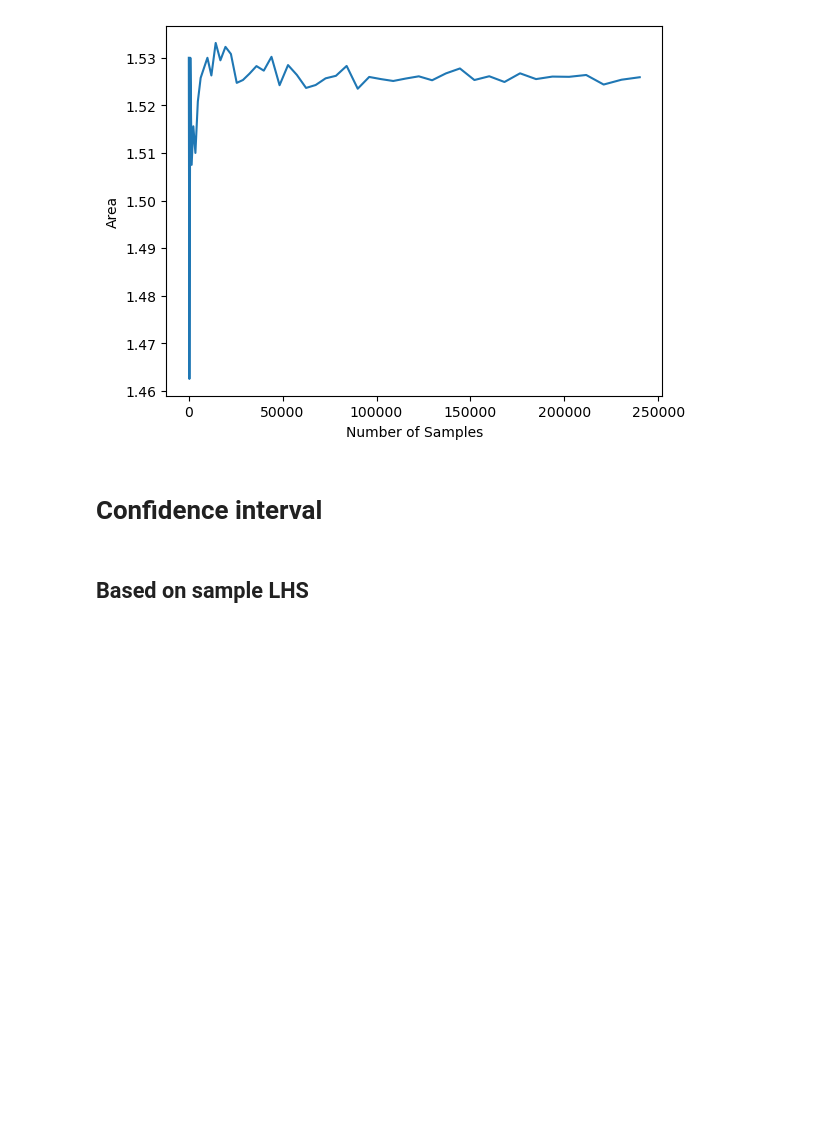
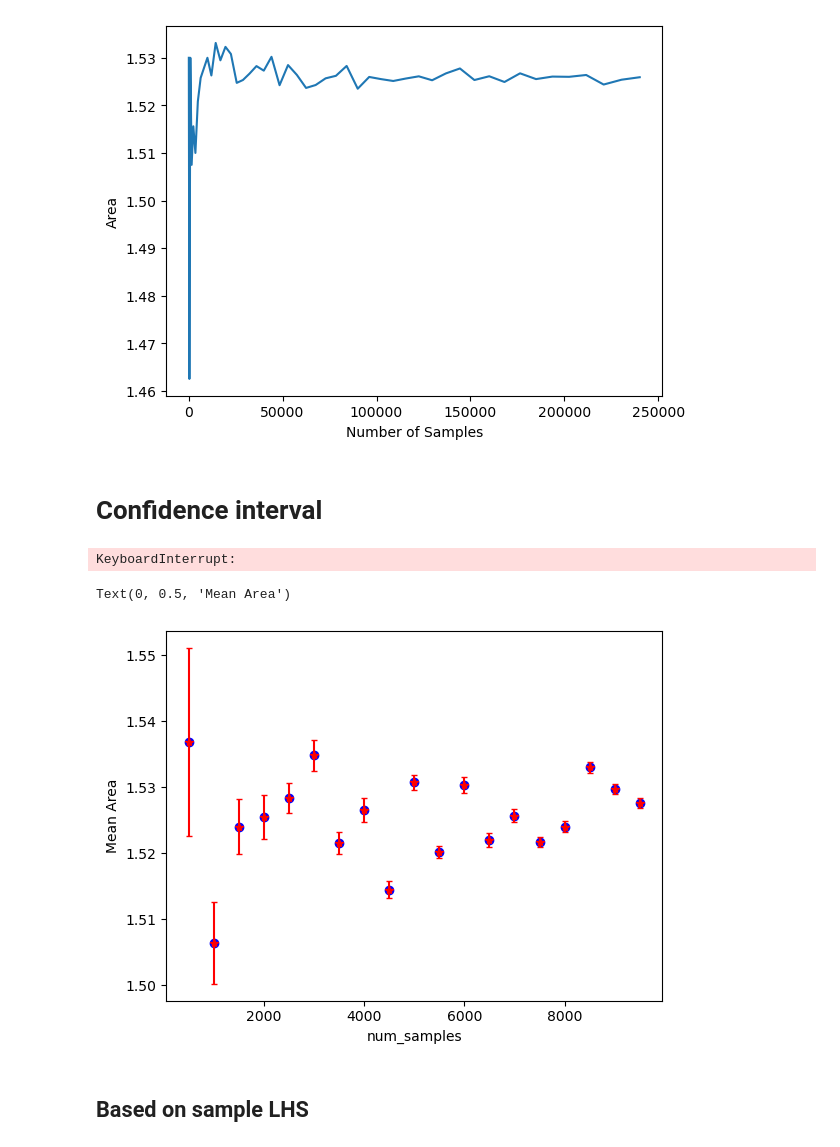
Before and after one commit to KeniaLS/Stoc_Sim_Assignment1, a Jupyter notebook: SS_Kenia_Divya_Assignment1.ipynb, the cells around one changed output. Cells and saved outputs as stored; diff of their text form; code cells hidden in the pictures; blank space fills up the shorter version.

```diff
--- a/SS_Kenia_Divya_Assignment1.ipynb
+++ b/SS_Kenia_Divya_Assignment1.ipynb
@@ -450,6 +449,43 @@ Text(0.5, 0, 'Number of Samples')
 [figure]
 # %% [markdown]
 # Confidence interval
+# %%
+area_val = []
+for _ in range(10):
+    ortho_samp, no_grid = samples_vs_area(200)
+    area_val.append(ortho_samp)
+# %% [output]
+KeyboardInterrupt:
+# %%
+num_samples = range(500, 20000, 500)     ## range of values for changing the No. of iterations
+mean_ev = []
+ci_ev = []
+for samples in num_samples:
+    temp_eval = []
+    for _ in range(50):
+        x_point = uniform.rvs(-2, 3, size=samples)
+        y_point = uniform.rvs(-1.5, 3, size=samples)
+        num_points_mandel = 0
+        for x,y in zip(x_point, y_point):
+            c = complex(x, y)
+            in_mandelbrot, _ = mandelbrot(c, 200)  # The second element in the tuple is the number of iterations, which we don't need here
+            if in_mandelbrot == True:
+                num_points_mandel += 1
+        area = num_points_mandel * 9/samples
+        temp_eval.append(area)
+    sd_sample = np.std(np.array(temp_eval))
+    ci_sample = 1.96 * sd_sample / np.sqrt(samples)
+    mean_sample = np.mean(np.array(temp_eval))
+    ci_ev.append(ci_sample)
+    mean_ev.append(mean_sample)
+# %%
+plt.scatter(num_samples, mean_ev, label='Mean Areas', color='blue')
+plt.errorbar(num_samples, mean_ev, yerr=ci_ev, fmt='*', color='red', capsize=2, label='Error Bars')
+plt.xlabel('num_samples')
+plt.ylabel('Mean Area')
+# %% [output]
+Text(0, 0.5, 'Mean Area')
+[figure, added]
 # %% [markdown]
 ## Based on sample LHS
 # %%
```
Also changed, not shown: parts of 1 cell of this notebook.
